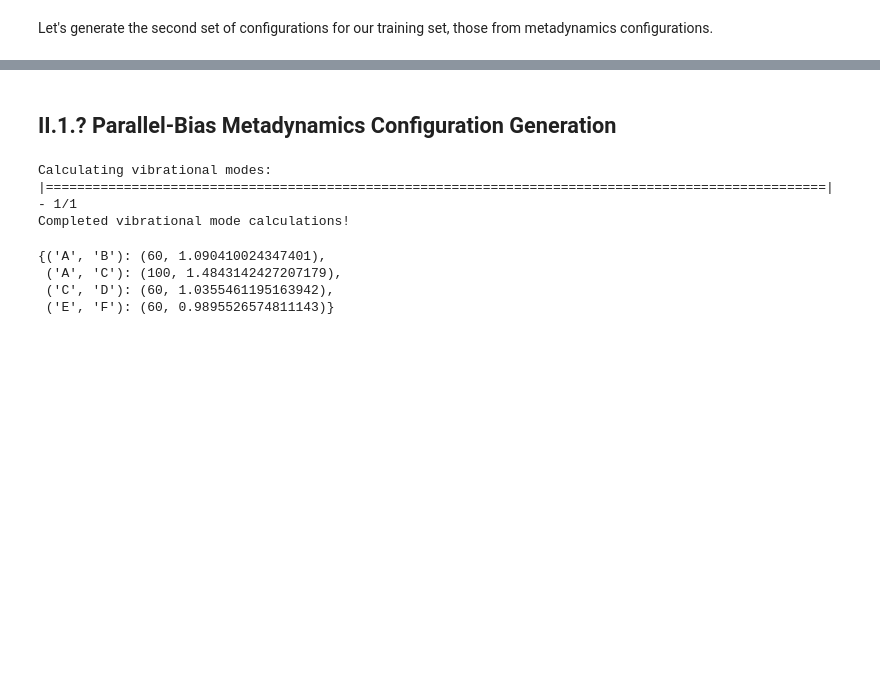
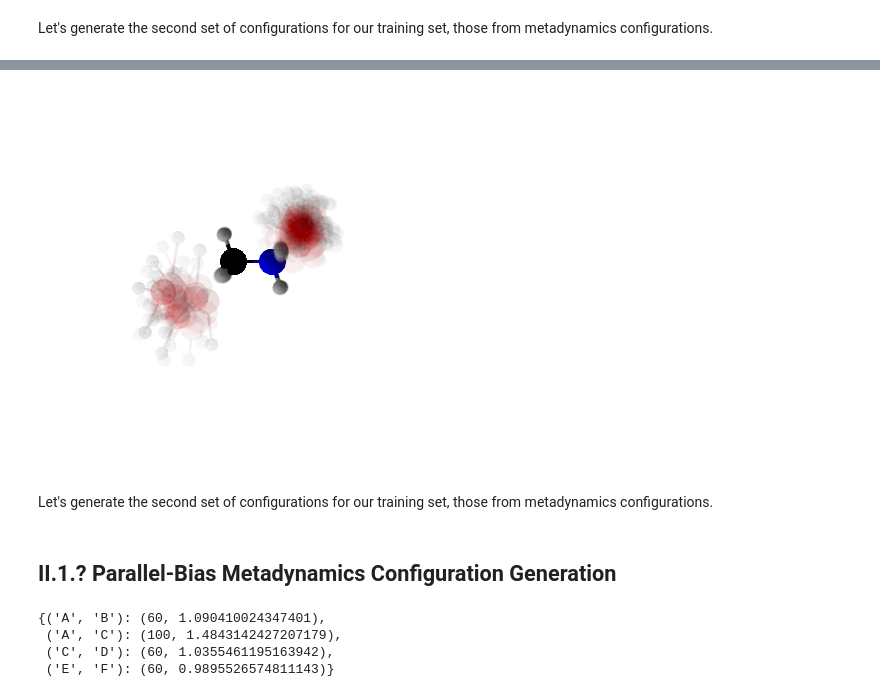
Before and after one commit to PolyachenkoYA/QDMS_2025, a Jupyter notebook: tutorials/2_Many-Body_Model_Build-Along/Tutorial_2.4.ipynb, the cells around one changed output, grey strips where cells are left out. Drawn from its saved outputs; the diff is of its cells as text; code cells hidden in the pictures; blank space fills up the shorter version.

```diff
--- a/tutorials/2_Many-Body_Model_Build-Along/Tutorial_2.4.ipynb
+++ b/tutorials/2_Many-Body_Model_Build-Along/Tutorial_2.4.ipynb
@@ -17,0 +35,18 @@ Let's generate the second set of configurations for our training set, those from
+# %%
+clusters_CH3NH2_H2O_H2O = read_systems(definition_CH3NH2_H2O_H2O, paths.clusters.CH3NH2_H2O_H2O)
+vibrational_modes_clusters_CH3NH2_H2O_H2O = read_multiple_vibrational_modes(paths.clusters.CH3NH2_H2O_H2O_modes)
+# %%
+configurations_vibrational_modes_CH3NH2_H2O_H2O = []
+
+for cluster, modes in zip(clusters_CH3NH2_H2O_H2O, vibrational_modes_clusters_CH3NH2_H2O_H2O):
+    configuration_generator = NormalModesConfigurationGenerator(
+            cluster,
+            modes,
+            distribution="linear",
+            temperature=(10, 150)
+    )
+
+    configs = list(configuration_generator.generate_configurations(num_configs=300, seed=54321))
+    configurations_vibrational_modes_CH3NH2_H2O_H2O.extend(configs)
+
+write_systems(paths.PIP_CH3NH2_H2O_H2O.configs.vibrational_modes, configurations_vibrational_modes_CH3NH2_H2O_H2O)
@@ -18,2 +73,14 @@ Let's generate the second set of configurations for our training set, those from
+# %%
+render_overlayed_systems(
+    configurations_vibrational_modes_CH3NH2_H2O_H2O,
+    centerer=lambda system: system.atoms[0].point,
+    aligner=lambda system: (system.atoms[4].point, system.atoms[3].point),
+    alpha=0.03,
+    num_to_show=100
+)
+# %% [output]
+[figure, added]
+# %% [markdown]
+Let's generate the second set of configurations for our training set, those from metadynamics configurations.
 # %% [markdown]
 ## II.1.? Parallel-Bias Metadynamics Configuration Generation
@@ -32,13 +86,0 @@ calculator = Psi4Calculator("HF", "STO-3G", log_directory=f"{paths.logs}")
-# %%
-vibrational_modes_CH3NH2_H2O_H2O = calculate_vibrational_modes(
-        trimer_struture,
-        calculator,
-        get_qchem_job_manager(paths.jobs),
-        paths.restart.vibrational_modes_CH3NH2_H2O_H2O,
-        16,
-        32000
-)
-write_vibrational_modes(paths.PIP_CH3NH2_H2O_H2O.vibrational_modes_CH3NH2_H2O_H2O, vibrational_modes_CH3NH2_H2O_H2O)
-# %% [output]
-Calculating vibrational modes:  |====================================================================================================| - 1/1
-Completed vibrational mode calculations!
```
Also changed, not shown: parts of 25 cells of this notebook, 6 other files.
